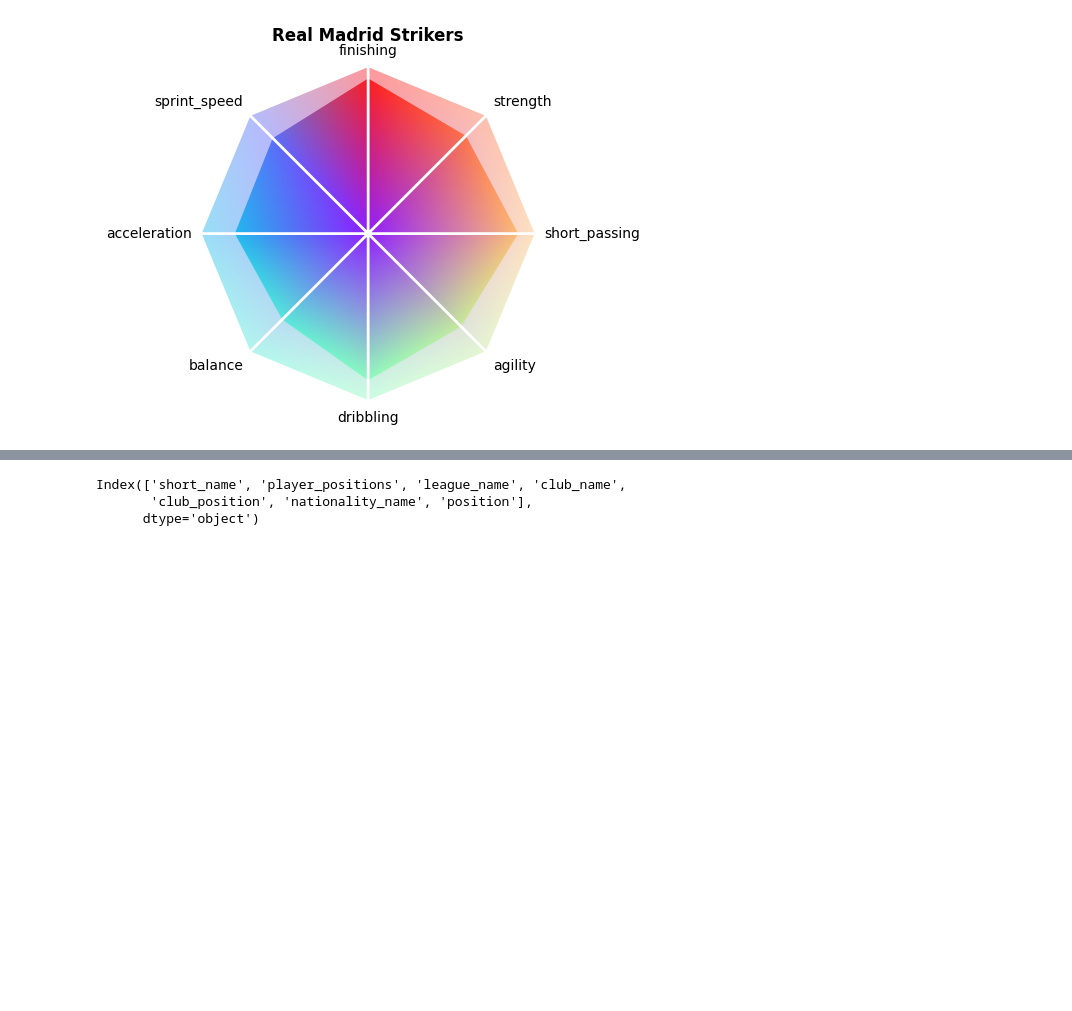
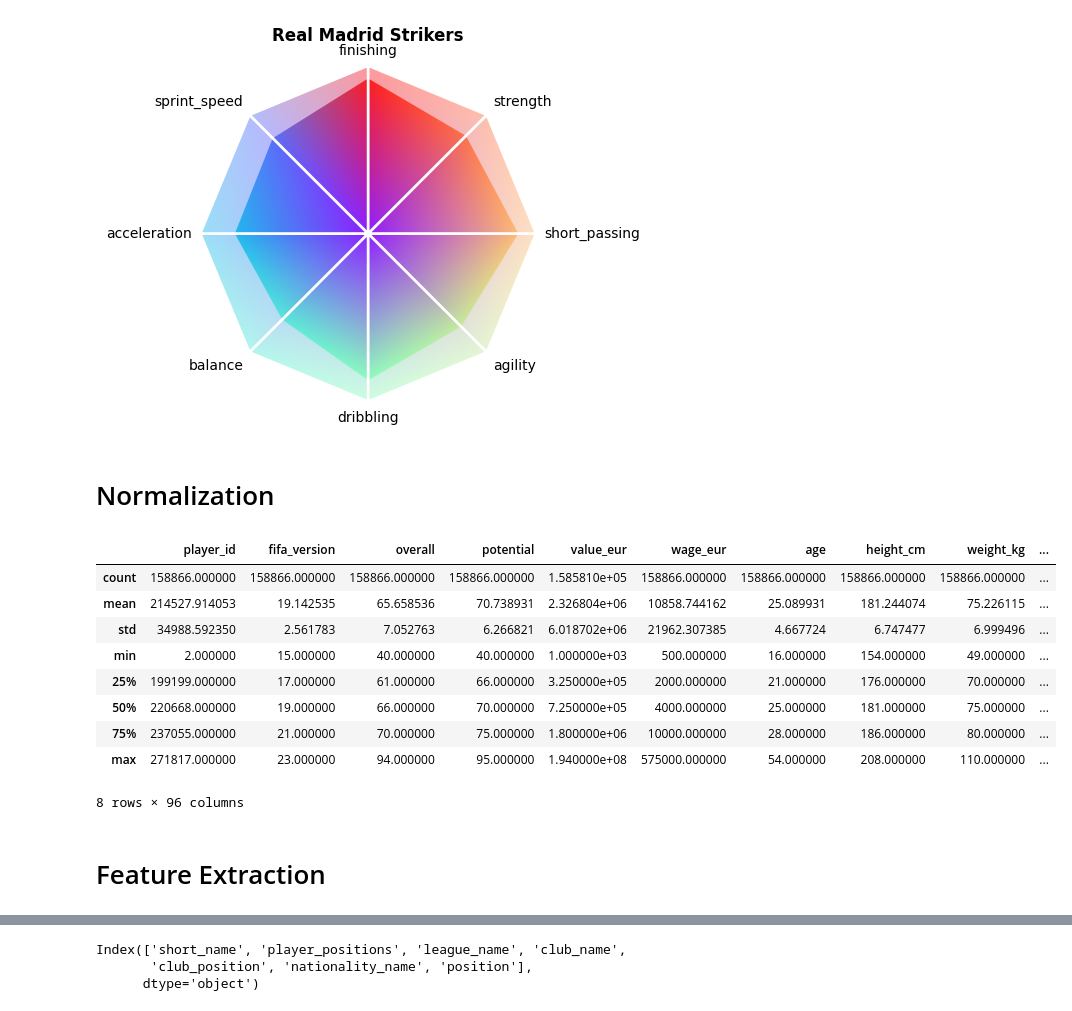
Before and after one commit to AliHashish/FIFA_Players_Analysis, a Jupyter notebook: BigData.ipynb, the cells around one changed output, grey strips where cells are left out. Cells and saved outputs as stored; diff of their text form; code cells hidden in the pictures; blank space fills up the shorter version.

```diff
--- a/BigData.ipynb
+++ b/BigData.ipynb
@@ -923,3 +774,20 @@ plt.title(team_name + ' Strikers', weight = 'bold')
 plt.show()
 # %% [output]
 [figure]
+# %% [markdown]
+# Normalization
+# %%
+df.describe()
+# We notice that some features have very big values, while others are very small
+# So we should normalize
+# %% [output]
+|  | player_id | fifa_version | overall | potential | value_eur | wage_eur | age | height_cm | weight_kg | ... |
+| count | 158866.000000 | 158866.000000 | 158866.000000 | 158866.000000 | 1.585810e+05 | 158866.000000 | 158866.000000 | 158866.000000 | 158866.000000 | ... |
+| mean | 214527.914053 | 19.142535 | 65.658536 | 70.738931 | 2.326804e+06 | 10858.744162 | 25.089931 | 181.244074 | 75.226115 | ... |
+| std | 34988.592350 | 2.561783 | 7.052763 | 6.266821 | 6.018702e+06 | 21962.307385 | 4.667724 | 6.747477 | 6.999496 | ... |
+| min | 2.000000 | 15.000000 | 40.000000 | 40.000000 | 1.000000e+03 | 500.000000 | 16.000000 | 154.000000 | 49.000000 | ... |
+| 25% | 199199.000000 | 17.000000 | 61.000000 | 66.000000 | 3.250000e+05 | 2000.000000 | 21.000000 | 176.000000 | 70.000000 | ... |
+| 50% | 220668.000000 | 19.000000 | 66.000000 | 70.000000 | 7.250000e+05 | 4000.000000 | 25.000000 | 181.000000 | 75.000000 | ... |
+| 75% | 237055.000000 | 21.000000 | 70.000000 | 75.000000 | 1.800000e+06 | 10000.000000 | 28.000000 | 186.000000 | 80.000000 | ... |
+| max | 271817.000000 | 23.000000 | 94.000000 | 95.000000 | 1.940000e+08 | 575000.000000 | 54.000000 | 208.000000 | 110.000000 | ... |
+8 rows × 96 columns
@@ -925,0 +810,2 @@ plt.show()
+# %% [markdown]
+# Feature Extraction
```
Also changed, not shown: parts of 35 cells of this notebook, 1 other file.
